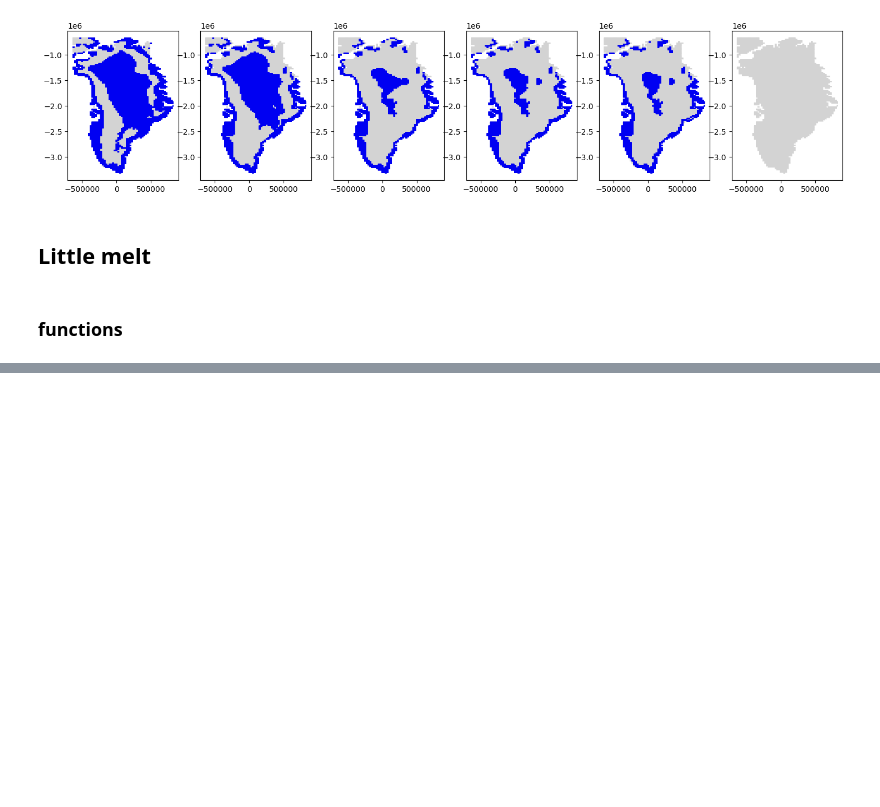
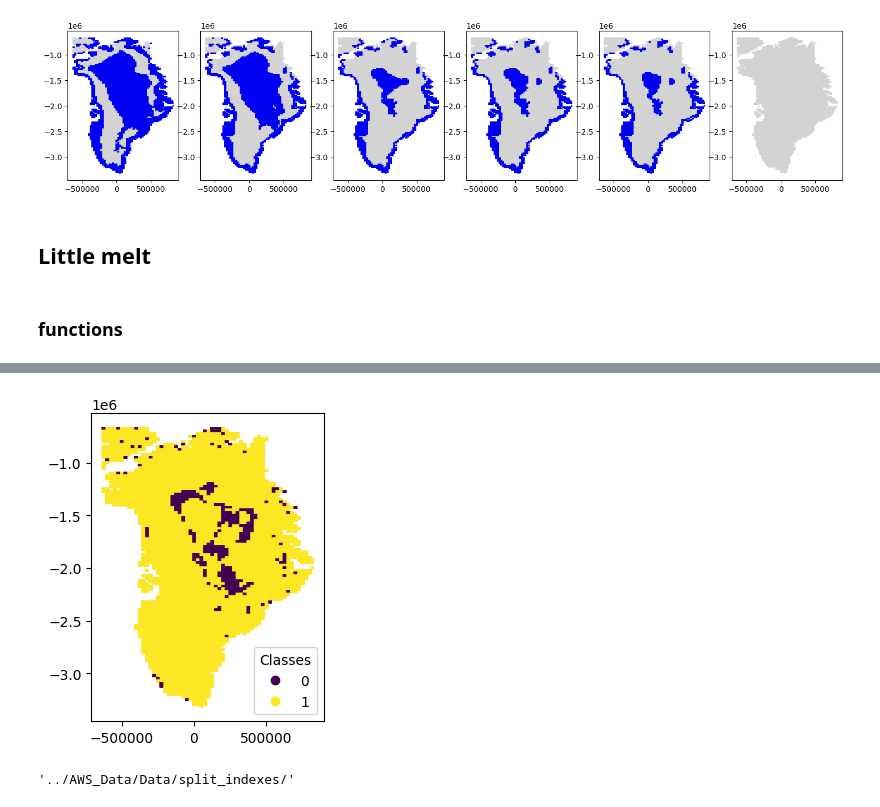
Before and after one commit to linaskerath/RP_Greenland, a Jupyter notebook: Scripts/07_2_find_non_melt_area copy.ipynb, the cells around one changed output, grey strips where cells are left out. Saved outputs shown, nothing was run; the diff lists cells and outputs as text; code cells hidden in the pictures; blank space fills up the shorter version.

```diff
--- a/Scripts/07_2_find_non_melt_area copy.ipynb
+++ b/Scripts/07_2_find_non_melt_area copy.ipynb
@@ -295,0 +300,20 @@ m17[m17['counts'] > 1]
+# %%
+temp_ = gray_df[gray_df['band_data'] != -1].merge(noMelt2, how = 'left', on  = ['x', 'y'], indicator=True) # create col indicating if pixel is in noMelt data
+
+temp_['melt'] = np.where(temp_['_merge']=='both', 0, 1)
+temp_ = temp_[['x', 'y', 'melt']]
+# %%
+#plot
+fig, ax = plt.subplots(nrows = 1, ncols =1, figsize = (3, 4))
+#ax.scatter(gray_df["x"], gray_df["y"], edgecolor='none', s = 0.05,  c = 'lightgrey', label = 'no melt')
+
+scatter = ax.scatter(temp_["x"], temp_["y"], c = temp_["melt"],  edgecolor='none', s = 0.05)
+handles, labels = scatter.legend_elements()
+#labels = ['24.45', 'other', 'c', 'd', 'e', 'f'] # percantages
+legend1 = ax.legend(handles, labels, title="Classes", loc="lower right")
+# %% [output]
+[figure, added]
+# %%
+path_out_share
+# %% [output]
+'../AWS_Data/Data/split_indexes/'
```
Also changed, not shown: parts of 24 cells of this notebook.
